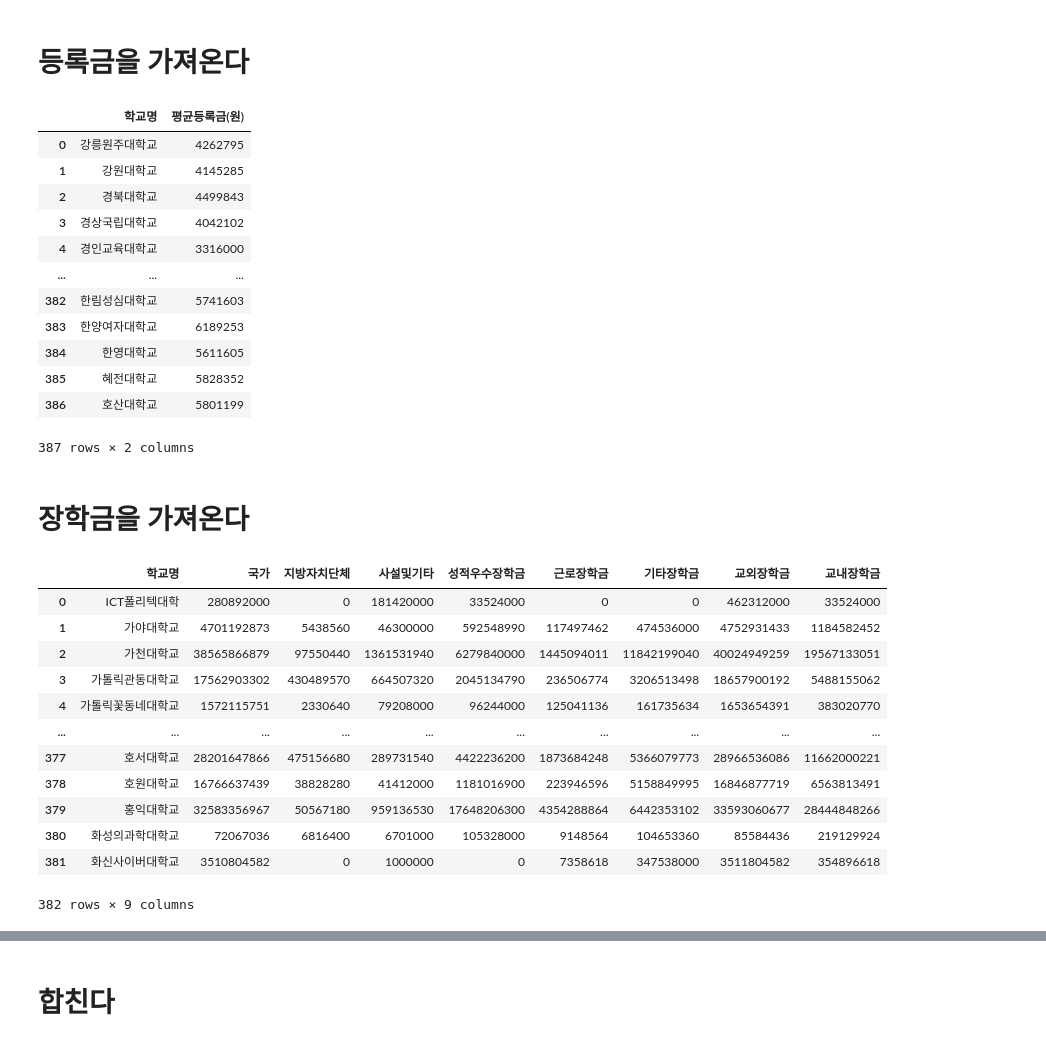
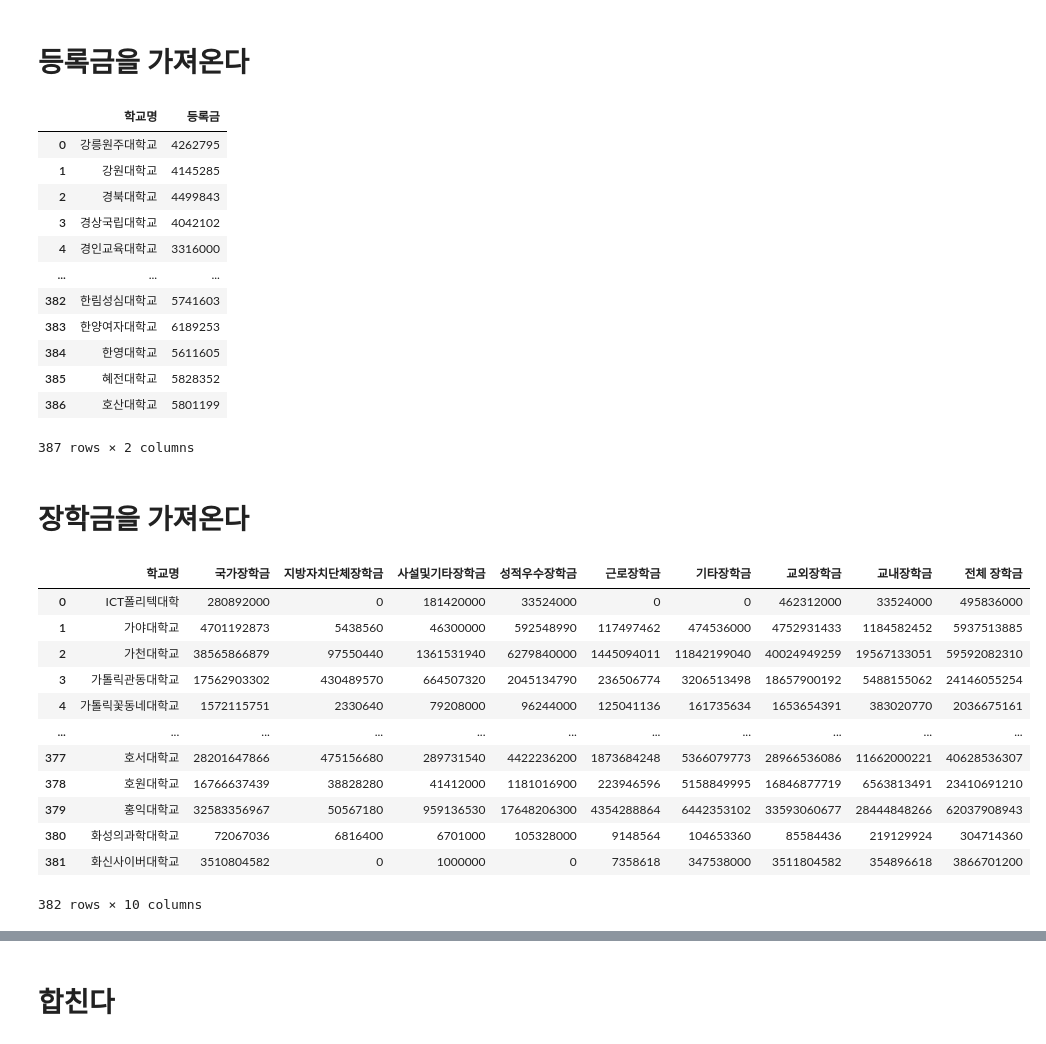
Before and after one commit to janyoungjin/scholarshipData, a Jupyter notebook: datamerge.ipynb, the cells around one changed output, grey strips where cells are left out. Saved outputs shown, nothing was run; the diff lists cells and outputs as text; code cells hidden in the pictures.

```diff
--- a/datamerge.ipynb
+++ b/datamerge.ipynb
@@ -48,10 +49,10 @@ if len(df2[df2['평균입학금(원)']!=0])!=0:
     col.append('평균입학금(원)')
 col.append('평균등록금(원)')
 df2=df2[col]
-df2.rename(columns={'대학명':'학교명'},inplace=True)
+df2.rename(columns={'대학명':'학교명','평균등록금(원)':"등록금"},inplace=True)
 df2
 # %% [output]
-|  | 학교명 | 평균등록금(원) |
+|  | 학교명 | 등록금 |
 | 0 | 강릉원주대학교 | 4262795 |
 | 1 | 강원대학교 | 4145285 |
 | 2 | 경북대학교 | 4499843 |
@@ -69,31 +70,34 @@ df2
 # %%
 df3=pd.read_csv('한국장학재단_대학별 장학금 수혜 현황_20230831.csv',encoding='EUC-KR')
 df3=df3[['학교명','교외장학금 국가', '교외장학금 지방자치단체','교외장학금 사설및기타', '교내장학금 성적우수장학금','교내장학금 근로장학금', '교내장학금 기타장학금']]
 df3['학교명']=df3['학교명'].apply(lambda x : str(x).split('(')[0])
 group={}
 for i in df3.columns[1:]:
     group[i]='first'
 df3=df3.groupby('학교명').agg(
     group
 ).reset_index()
 rename={}
 for i in df3.columns[1:]:
     rename[i]=i.split(' ')[1]
+for i in df3.columns[1:4]:
+    rename[i]=rename[i]+"장학금"
 df3.rename(columns=rename,inplace=True)
-df3['교외장학금']=df3['국가']+df3['지방자치단체']+df3['사설및기타']
+df3['교외장학금']=df3['국가장학금']+df3['지방자치단체장학금']+df3['사설및기타장학금']
 df3['교내장학금']=df3['성적우수장학금']+df3['근로장학금']+df3['기타장학금']
+df3['전체 장학금']=df3['교외장학금']+df3['교내장학금']
 df3
 # %% [output]
-|  | 학교명 | 국가 | 지방자치단체 | 사설및기타 | 성적우수장학금 | 근로장학금 | 기타장학금 | 교외장학금 | 교내장학금 |
-| 0 | ICT폴리텍대학 | 280892000 | 0 | 181420000 | 33524000 | 0 | 0 | 462312000 | 33524000 |
-| 1 | 가야대학교 | 4701192873 | 5438560 | 46300000 | 592548990 | 117497462 | 474536000 | 4752931433 | 1184582452 |
-| 2 | 가천대학교 | 38565866879 | 97550440 | 1361531940 | 6279840000 | 1445094011 | 11842199040 | 40024949259 | 19567133051 |
-| 3 | 가톨릭관동대학교 | 17562903302 | 430489570 | 664507320 | 2045134790 | 236506774 | 3206513498 | 18657900192 | 5488155062 |
-| 4 | 가톨릭꽃동네대학교 | 1572115751 | 2330640 | 79208000 | 96244000 | 125041136 | 161735634 | 1653654391 | 383020770 |
-| ... | ... | ... | ... | ... | ... | ... | ... | ... | ... |
-| 377 | 호서대학교 | 28201647866 | 475156680 | 289731540 | 4422236200 | 1873684248 | 5366079773 | 28966536086 | 11662000221 |
-| 378 | 호원대학교 | 16766637439 | 38828280 | 41412000 | 1181016900 | 223946596 | 5158849995 | 16846877719 | 6563813491 |
-| 379 | 홍익대학교 | 32583356967 | 50567180 | 959136530 | 17648206300 | 4354288864 | 6442353102 | 33593060677 | 28444848266 |
-| 380 | 화성의과학대학교 | 72067036 | 6816400 | 6701000 | 105328000 | 9148564 | 104653360 | 85584436 | 219129924 |
-| 381 | 화신사이버대학교 | 3510804582 | 0 | 1000000 | 0 | 7358618 | 347538000 | 3511804582 | 354896618 |
+|  | 학교명 | 국가장학금 | 지방자치단체장학금 | 사설및기타장학금 | 성적우수장학금 | 근로장학금 | 기타장학금 | 교외장학금 | 교내장학금 | 전체 장학금 |
+| 0 | ICT폴리텍대학 | 280892000 | 0 | 181420000 | 33524000 | 0 | 0 | 462312000 | 33524000 | 495836000 |
+| 1 | 가야대학교 | 4701192873 | 5438560 | 46300000 | 592548990 | 117497462 | 474536000 | 4752931433 | 1184582452 | 5937513885 |
+| 2 | 가천대학교 | 38565866879 | 97550440 | 1361531940 | 6279840000 | 1445094011 | 11842199040 | 40024949259 | 19567133051 | 59592082310 |
+| 3 | 가톨릭관동대학교 | 17562903302 | 430489570 | 664507320 | 2045134790 | 236506774 | 3206513498 | 18657900192 | 5488155062 | 24146055254 |
+| 4 | 가톨릭꽃동네대학교 | 1572115751 | 2330640 | 79208000 | 96244000 | 125041136 | 161735634 | 1653654391 | 383020770 | 2036675161 |
+| ... | ... | ... | ... | ... | ... | ... | ... | ... | ... | ... |
+| 377 | 호서대학교 | 28201647866 | 475156680 | 289731540 | 4422236200 | 1873684248 | 5366079773 | 28966536086 | 11662000221 | 40628536307 |
+| 378 | 호원대학교 | 16766637439 | 38828280 | 41412000 | 1181016900 | 223946596 | 5158849995 | 16846877719 | 6563813491 | 23410691210 |
+| 379 | 홍익대학교 | 32583356967 | 50567180 | 959136530 | 17648206300 | 4354288864 | 6442353102 | 33593060677 | 28444848266 | 62037908943 |
+| 380 | 화성의과학대학교 | 72067036 | 6816400 | 6701000 | 105328000 | 9148564 | 104653360 | 85584436 | 219129924 | 304714360 |
+| 381 | 화신사이버대학교 | 3510804582 | 0 | 1000000 | 0 | 7358618 | 347538000 | 3511804582 | 354896618 | 3866701200 |
-382 rows × 9 columns
+382 rows × 10 columns
```
Also changed, not shown: parts of 8 cells of this notebook, 11 other files.
